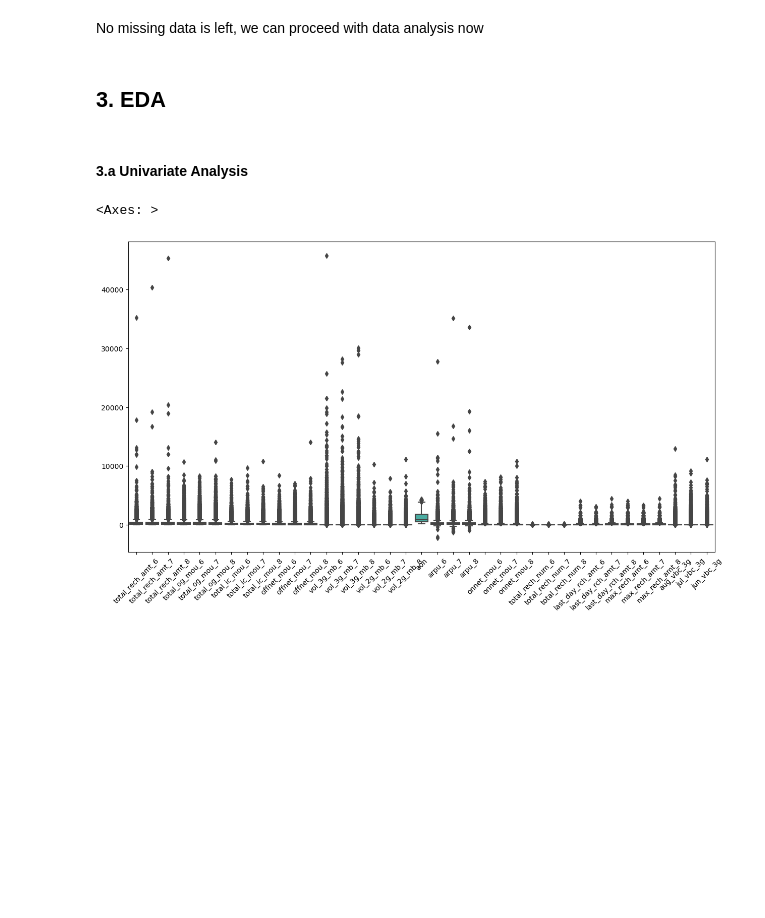
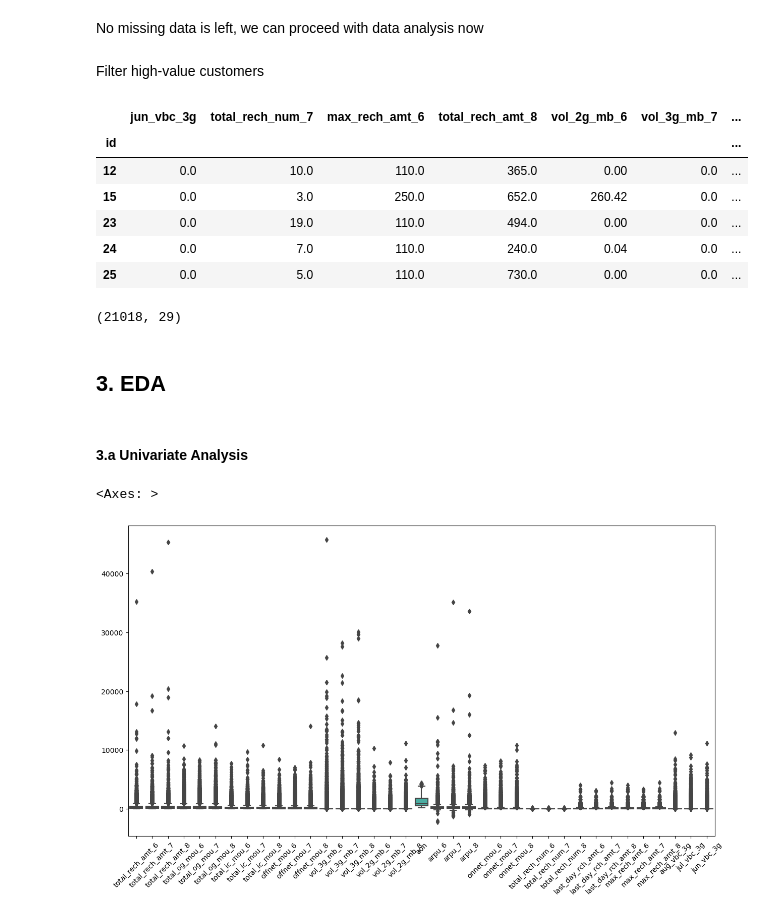
Before and after one commit to asthaa29/telecomchurncasestudy, a Jupyter notebook: telecomchurnprediction.ipynb, the cells around one changed output. Drawn from its saved outputs; the diff is of its cells as text; code cells hidden in the pictures; blank space fills up the shorter version.

```diff
--- a/telecomchurnprediction.ipynb
+++ b/telecomchurnprediction.ipynb
@@ -363,6 +363,26 @@ variables.remove(target_variable[0])
 #Creating X and y variables
 X = data_telecom[variables]
 y = data_telecom[target_variable]
+# %% [markdown]
+Filter high-value customers
+# %%
+data_telecom['avg_rech_amt_6_7'] = (data_telecom['total_rech_amt_6'] + data_telecom['total_rech_amt_7'])/2
+# %%
+rech_70percentile = data_telecom['avg_rech_amt_6_7'].quantile(0.7)
+data_telecom = data_telecom[data_telecom['avg_rech_amt_6_7'] >= rech_70percentile]
+data_telecom.head()
+# %% [output]
+|  | jun_vbc_3g | total_rech_num_7 | max_rech_amt_6 | total_rech_amt_8 | vol_2g_mb_6 | vol_3g_mb_7 | ... |
+| id |  |  |  |  |  |  | ... |
+| 12 | 0.0 | 10.0 | 110.0 | 365.0 | 0.00 | 0.0 | ... |
+| 15 | 0.0 | 3.0 | 250.0 | 652.0 | 260.42 | 0.0 | ... |
+| 23 | 0.0 | 19.0 | 110.0 | 494.0 | 0.00 | 0.0 | ... |
+| 24 | 0.0 | 7.0 | 110.0 | 240.0 | 0.04 | 0.0 | ... |
+| 25 | 0.0 | 5.0 | 110.0 | 730.0 | 0.00 | 0.0 | ... |
+# %%
+data_telecom.shape
+# %% [output]
+(21018, 29)
 # %% [markdown]
 ## 3. EDA
 # %% [markdown]
```
Also changed, not shown: parts of 3 cells of this notebook.
